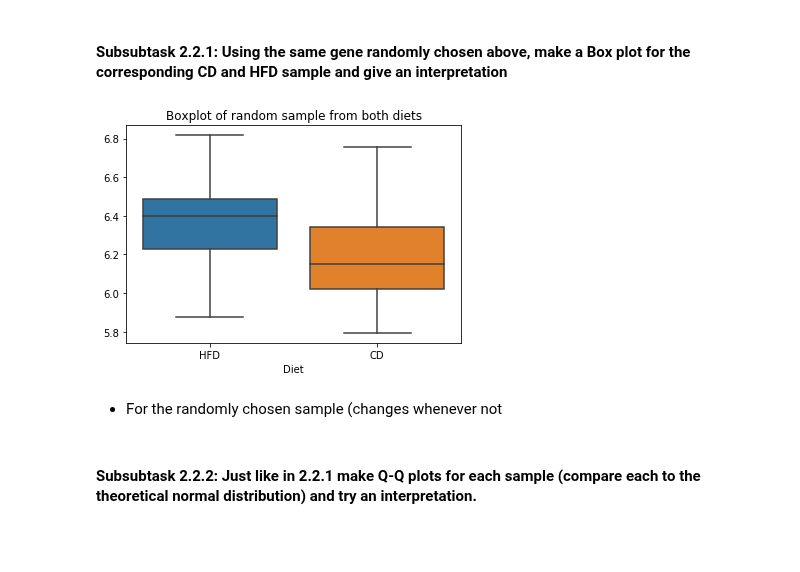
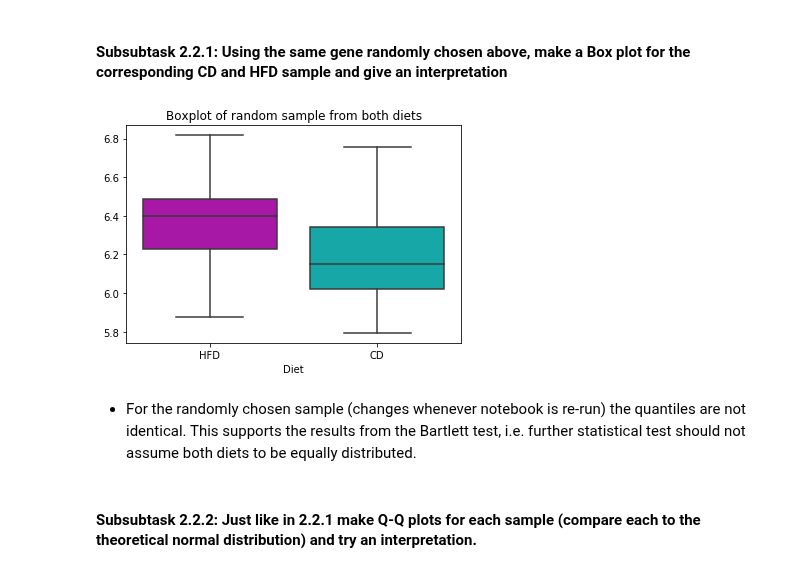
Before and after one commit to TrisKast/DataScience-Bioinformatics, a Jupyter notebook: notebooks/Day56_DE_Analysis.ipynb, the cells around one changed output. Drawn from its saved outputs; the diff is of its cells as text; code cells hidden in the pictures; blank space fills up the shorter version.

Commit message:
task 2.2.1 new boxplot color

```diff
--- a/notebooks/Day56_DE_Analysis.ipynb
+++ b/notebooks/Day56_DE_Analysis.ipynb
@@ -257,18 +257,21 @@ Utterly shocked and overwhelmed by ambiguous emotions you begin to doubt the wis
 # %%
 # merge both random samples into a single data frame
 merged_data = pandas.DataFrame([*hfd_diet.values, *cd_diet.values], index=['HFD', 'CD']).transpose()
 
 # style plot
 ax = plt.gca()
 ax.set_title('Boxplot of random sample from both diets')
 ax.set_xlabel('Diet')
 
+# define colors
+my_pal = {"CD": "c", "HFD":"m"}
+
 # create boxplot
-sns.boxplot(data=merged_data);
+sns.boxplot(data=merged_data, palette=my_pal);
 # %% [output]
-[figure, old version]
+[figure, new version]
-# %% [markdown]
-- For the randomly chosen sample (changes whenever not
+# %% [markdown]
+- For the randomly chosen sample (changes whenever notebook is re-run) the quantiles are not identical. This supports the results from the Bartlett test, i.e. further statistical test  should not assume both diets to be equally distributed.
 # %% [markdown]
 #### Subsubtask 2.2.2: Just like in 2.2.1 make Q-Q plots for each sample (compare each to the theoretical normal distribution) and try an interpretation.
 # %% [markdown]
```
Also changed, not shown: parts of 6 cells of this notebook.
